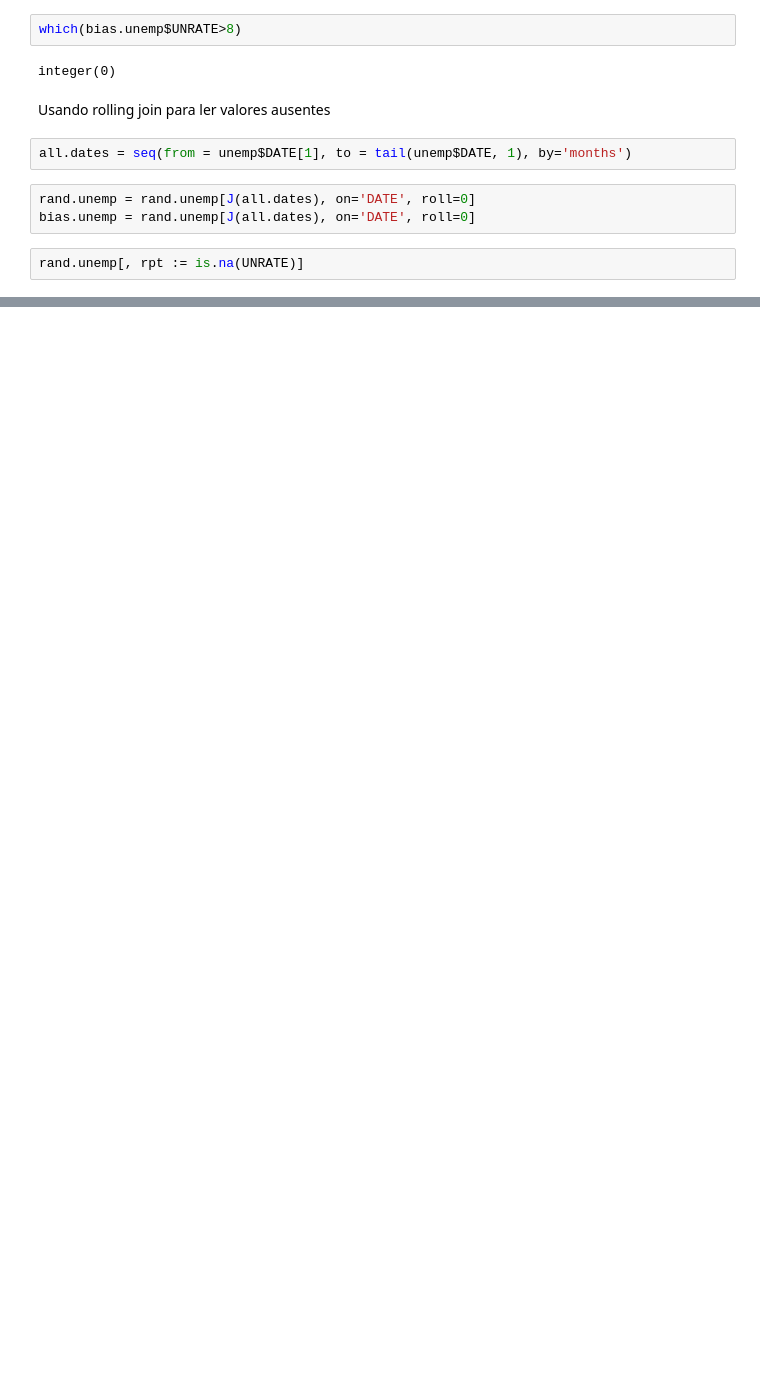
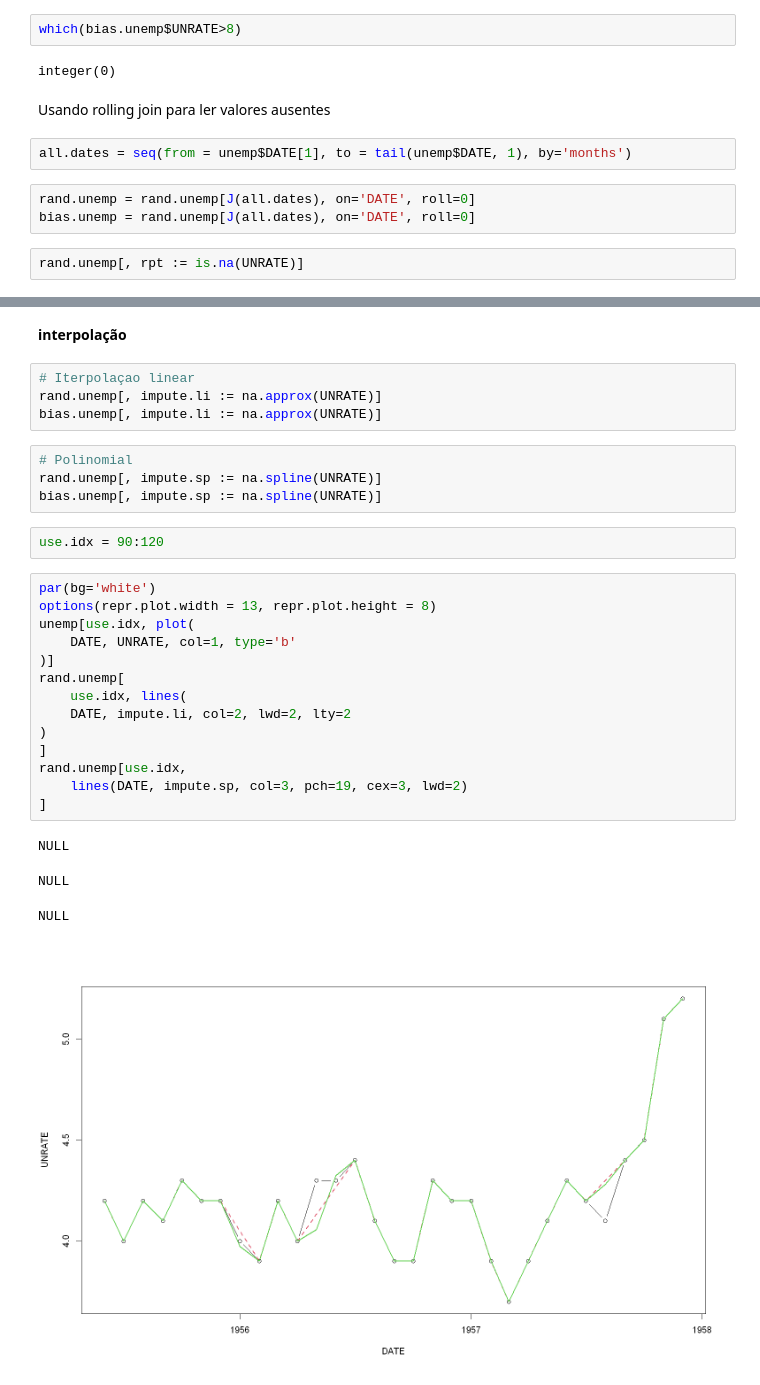
Before and after one commit to kaladabrio2020/analise-pratica-series-temporais_predicao-stats-ml, a Jupyter notebook: capitulo-2-encontrando-dados-e-usando-data-wrangling-com-st/limperza_r.ipynb, the cells around one changed output, grey strips where cells are left out. Drawn from its saved outputs; the diff is of its cells as text; blank space fills up the shorter version.

```diff
--- a/capitulo-2-encontrando-dados-e-usando-data-wrangling-com-st/limperza_r.ipynb
+++ b/capitulo-2-encontrando-dados-e-usando-data-wrangling-com-st/limperza_r.ipynb
@@ -122,0 +184,31 @@ ggplot(
+# %% [markdown]
+**interpolação**
+# %%
+# Iterpolaçao linear
+rand.unemp[, impute.li := na.approx(UNRATE)]
+bias.unemp[, impute.li := na.approx(UNRATE)]
+# %%
+# Polinomial
+rand.unemp[, impute.sp := na.spline(UNRATE)]
+bias.unemp[, impute.sp := na.spline(UNRATE)]
+# %%
+use.idx = 90:120
+# %%
+par(bg='white')
+options(repr.plot.width = 13, repr.plot.height = 8)
+unemp[use.idx, plot(
+    DATE, UNRATE, col=1, type='b'
+)]
+rand.unemp[
+    use.idx, lines(
+    DATE, impute.li, col=2, lwd=2, lty=2
+)
+]
+rand.unemp[use.idx,
+    lines(DATE, impute.sp, col=3, pch=19, cex=3, lwd=2)
+]
+# %% [output]
+NULL
+NULL
+NULL
+[figure, added]
```
Also changed, not shown: parts of 19 cells of this notebook, 2 other files.
